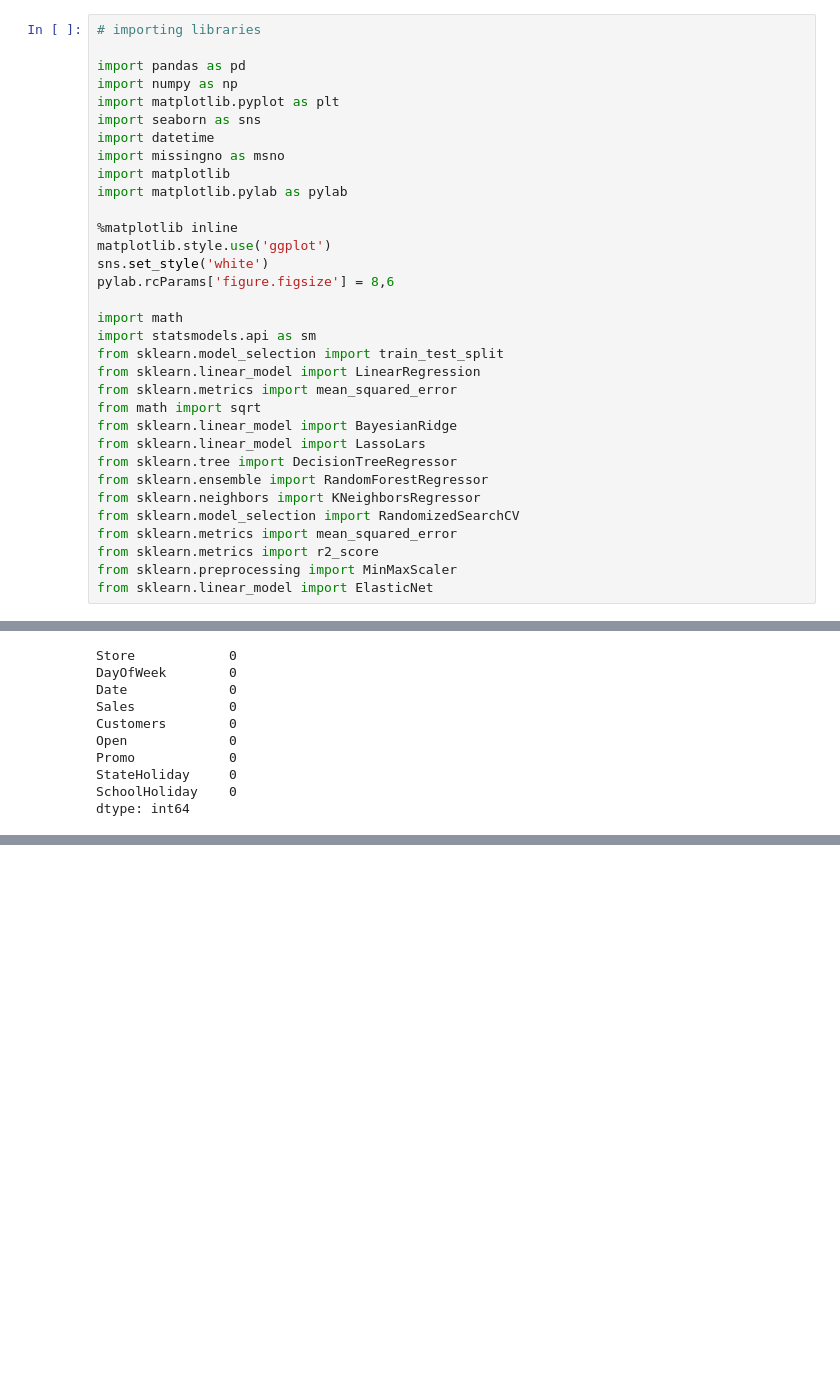
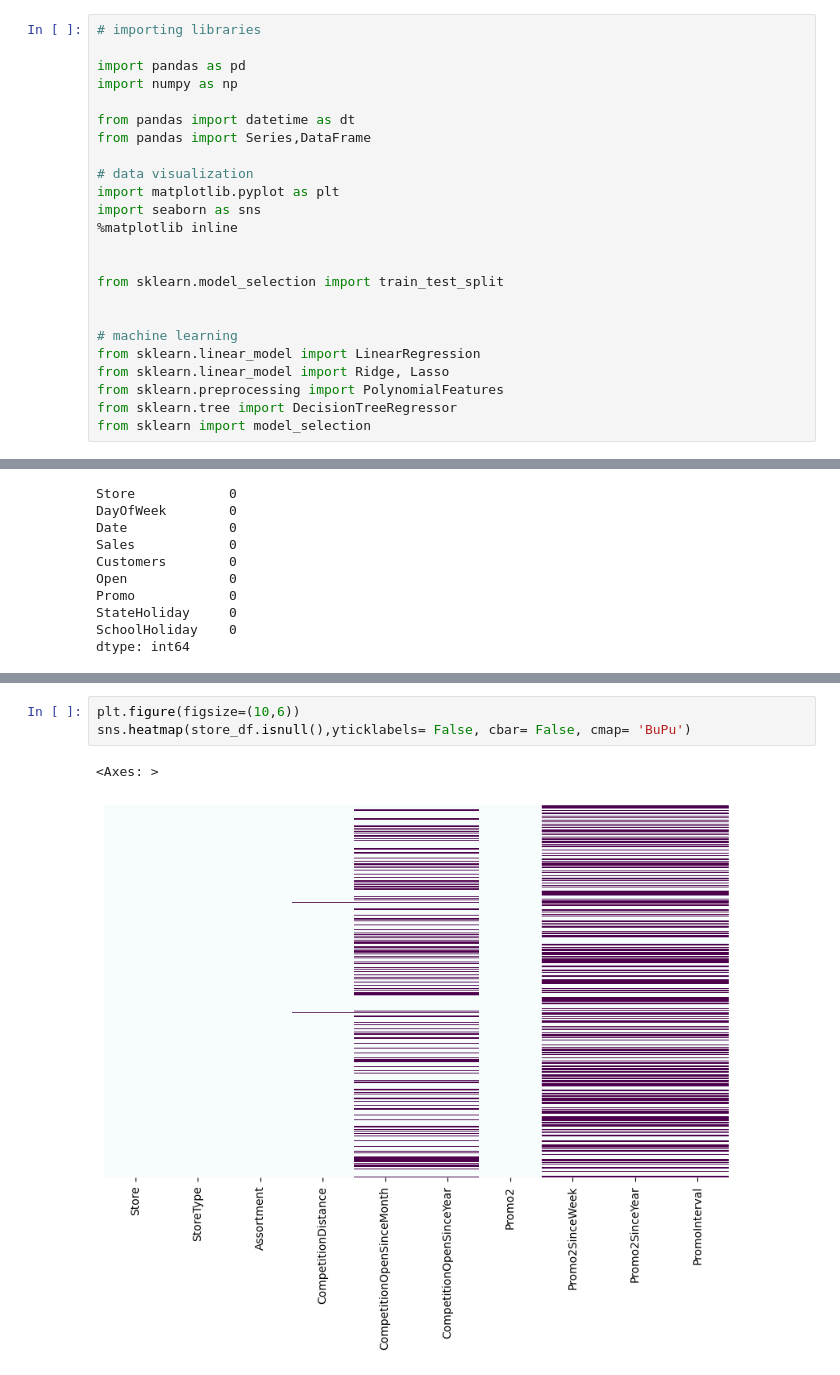
Before and after one commit to Koti-RK/Retail-Sales-Prediction, a Jupyter notebook: Retail_sales_prediction.ipynb, the cells around one changed output, grey strips where cells are left out. Saved outputs shown, nothing was run; the diff lists cells and outputs as text; blank space fills up the shorter version.

```diff
--- a/Retail_sales_prediction.ipynb
+++ b/Retail_sales_prediction.ipynb
@@ -5,34 +5,25 @@
 
 import pandas as pd
 import numpy as np
+
+from pandas import datetime as dt
+from pandas import Series,DataFrame
+
+# data visualization
 import matplotlib.pyplot as plt
 import seaborn as sns
-import datetime
-import missingno as msno
-import matplotlib
-import matplotlib.pylab as pylab
+%matplotlib inline
 
-%matplotlib inline
-matplotlib.style.use('ggplot')
-sns.set_style('white')
-pylab.rcParams['figure.figsize'] = 8,6
 
-import math
-import statsmodels.api as sm
 from sklearn.model_selection import train_test_split
+
+
+# machine learning
 from sklearn.linear_model import LinearRegression
-from sklearn.metrics import mean_squared_error
-from math import sqrt
-from sklearn.linear_model import BayesianRidge
-from sklearn.linear_model import LassoLars
+from sklearn.linear_model import Ridge, Lasso
+from sklearn.preprocessing import PolynomialFeatures
 from sklearn.tree import DecisionTreeRegressor
-from sklearn.ensemble import RandomForestRegressor
-from sklearn.neighbors import KNeighborsRegressor
-from sklearn.model_selection import RandomizedSearchCV
-from sklearn.metrics import mean_squared_error
-from sklearn.metrics import r2_score
-from sklearn.preprocessing import MinMaxScaler
-from sklearn.linear_model import ElasticNet
+from sklearn import model_selection
 # %%
 from google.colab import drive
 drive.mount('/content/drive')
@@ -106,0 +178,6 @@ rossman_df.describe()
+# %%
+plt.figure(figsize=(10,6))
+sns.heatmap(store_df.isnull(),yticklabels= False, cbar= False, cmap= 'BuPu')
+# %% [output]
+<Axes: >
+[figure, added]
```
Also changed, not shown: parts of 24 cells of this notebook.
